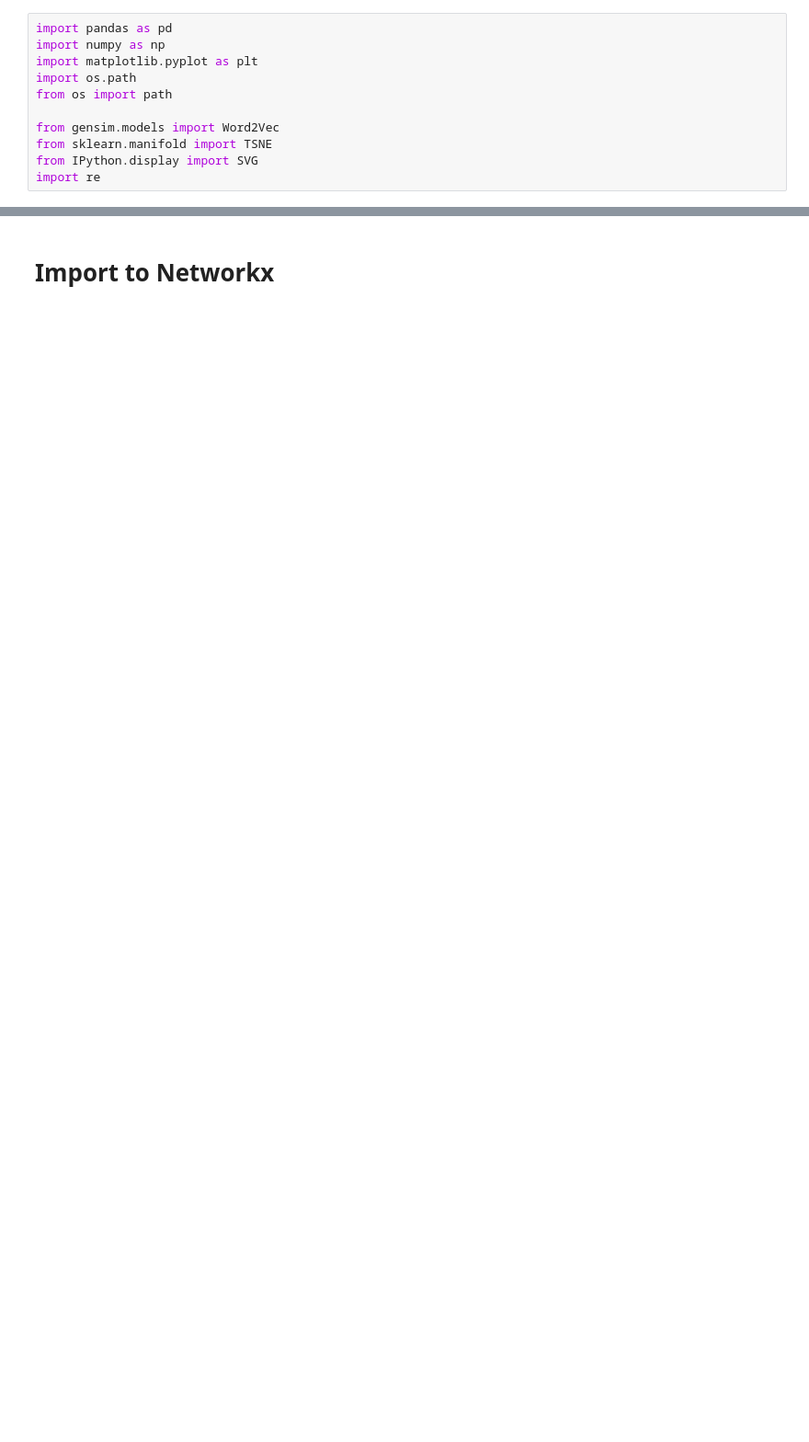
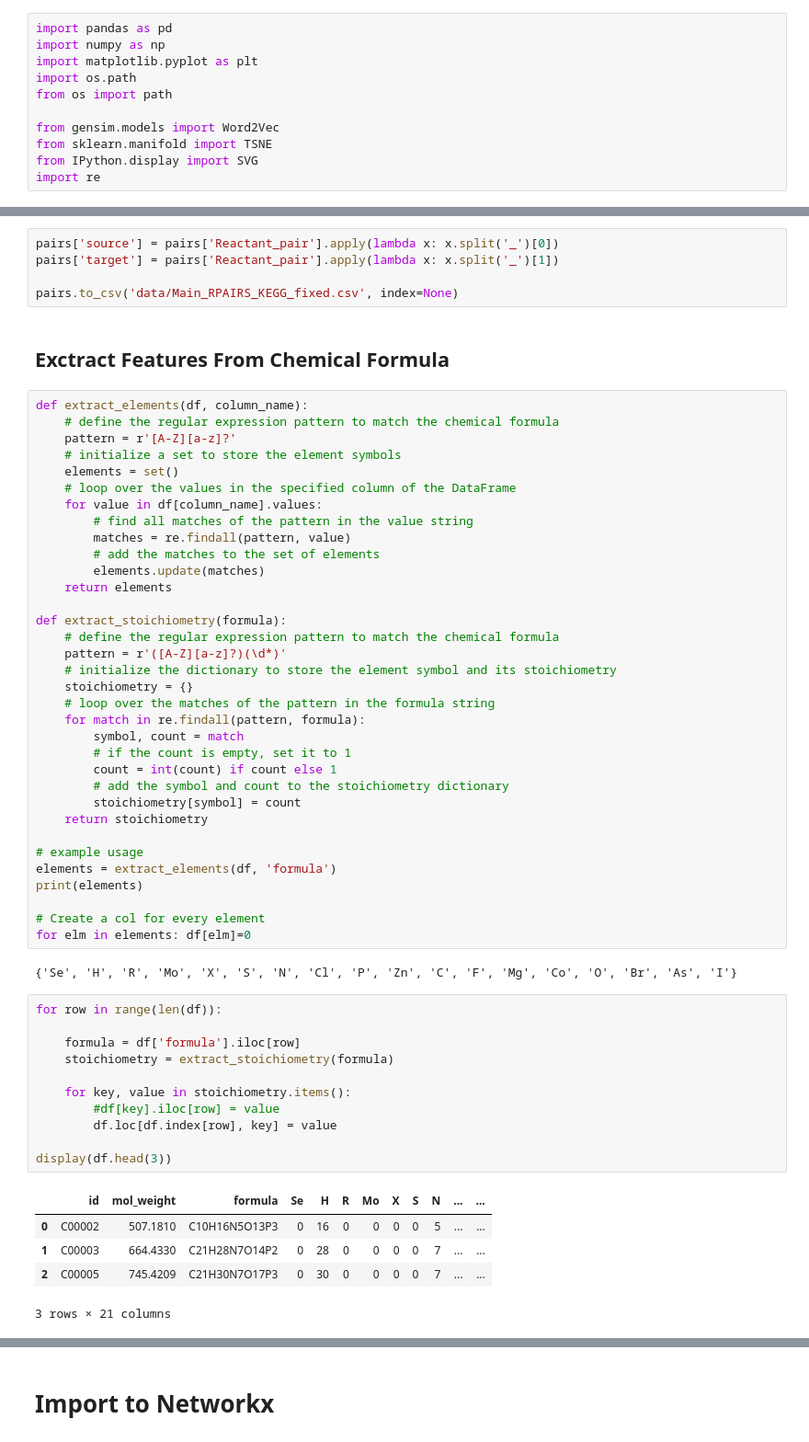
Before and after one commit to costasmexis/pathwayFinder, a Jupyter notebook: main-Copy1.ipynb, the cells around one changed output, grey strips where cells are left out. Shown: that part at 92% size. Drawn from its saved outputs; the diff is of its cells as text; blank space fills up the shorter version.

```diff
--- a/main-Copy1.ipynb
+++ b/main-Copy1.ipynb
@@ -72,0 +97,60 @@ df.head()
+# %%
+pairs['source'] = pairs['Reactant_pair'].apply(lambda x: x.split('_')[0])
+pairs['target'] = pairs['Reactant_pair'].apply(lambda x: x.split('_')[1])
+
+pairs.to_csv('data/Main_RPAIRS_KEGG_fixed.csv', index=None)
+# %% [markdown]
+## Exctract Features From Chemical Formula
+# %%
+def extract_elements(df, column_name):
+    # define the regular expression pattern to match the chemical formula
+    pattern = r'[A-Z][a-z]?'
+    # initialize a set to store the element symbols
+    elements = set()
+    # loop over the values in the specified column of the DataFrame
+    for value in df[column_name].values:
+        # find all matches of the pattern in the value string
+        matches = re.findall(pattern, value)
+        # add the matches to the set of elements
+        elements.update(matches)
+    return elements
+
+def extract_stoichiometry(formula):
+    # define the regular expression pattern to match the chemical formula
+    pattern = r'([A-Z][a-z]?)(\d*)'
+    # initialize the dictionary to store the element symbol and its stoichiometry
+    stoichiometry = {}
+    # loop over the matches of the pattern in the formula string
+    for match in re.findall(pattern, formula):
+        symbol, count = match
+        # if the count is empty, set it to 1
+        count = int(count) if count else 1
+        # add the symbol and count to the stoichiometry dictionary
+        stoichiometry[symbol] = count
+    return stoichiometry
+
+# example usage
+elements = extract_elements(df, 'formula')
+print(elements)
+
+# Create a col for every element
+for elm in elements: df[elm]=0
+# %% [output]
+{'Se', 'H', 'R', 'Mo', 'X', 'S', 'N', 'Cl', 'P', 'Zn', 'C', 'F', 'Mg', 'Co', 'O', 'Br', 'As', 'I'}
+# %%
+for row in range(len(df)):
+
+    formula = df['formula'].iloc[row]
+    stoichiometry = extract_stoichiometry(formula)
+
+    for key, value in stoichiometry.items():
+        #df[key].iloc[row] = value
+        df.loc[df.index[row], key] = value
+
+display(df.head(3))
+# %% [output]
+|  | id | mol_weight | formula | Se | H | R | Mo | X | S | N | ... | ... |
+| 0 | C00002 | 507.1810 | C10H16N5O13P3 | 0 | 16 | 0 | 0 | 0 | 0 | 5 | ... | ... |
+| 1 | C00003 | 664.4330 | C21H28N7O14P2 | 0 | 28 | 0 | 0 | 0 | 0 | 7 | ... | ... |
+| 2 | C00005 | 745.4209 | C21H30N7O17P3 | 0 | 30 | 0 | 0 | 0 | 0 | 7 | ... | ... |
+3 rows × 21 columns
```
Also changed, not shown: parts of 78 cells of this notebook, 2 other files.
